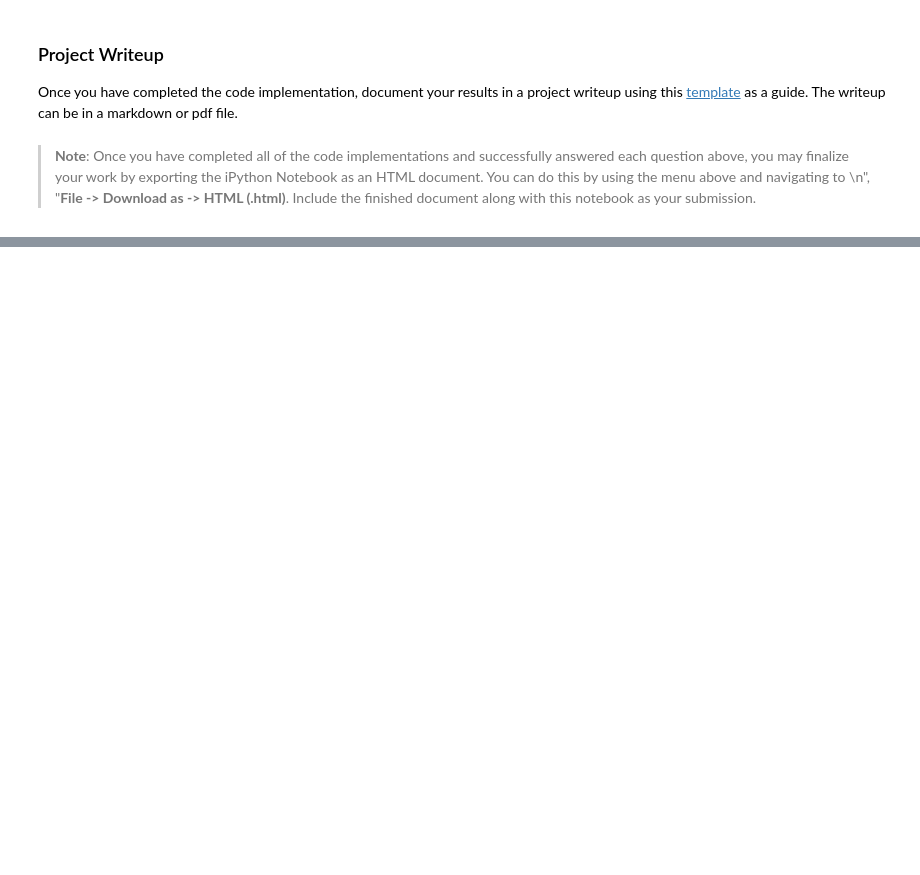
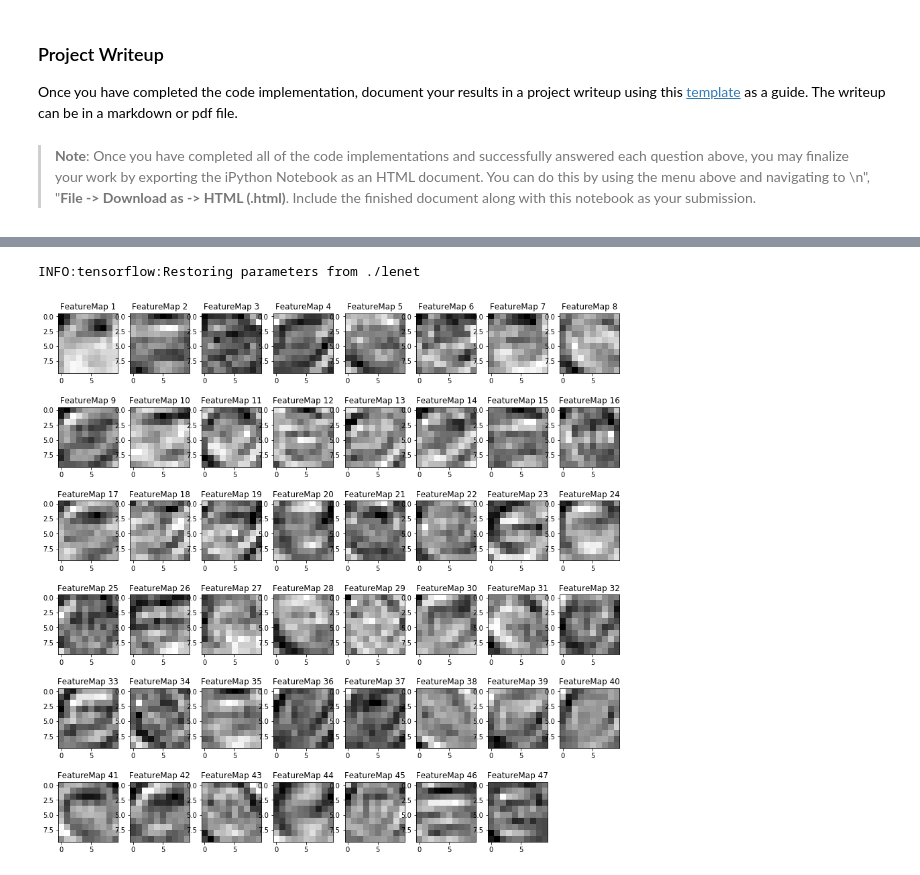
Before and after one commit to GuiBo79/CarND-Traffic-Sign-Classifier-Project, a Jupyter notebook: Traffic_Sign_Classifier.ipynb, the cells around one changed output, grey strips where cells are left out. Saved outputs shown, nothing was run; the diff lists cells and outputs as text; code cells hidden in the pictures; blank space fills up the shorter version.

```diff
--- a/Traffic_Sign_Classifier.ipynb
+++ b/Traffic_Sign_Classifier.ipynb
@@ -423,3 +510,9 @@ for i in range(len(german_signs)):
 # %%
 ### Calculate the accuracy for these 5 new images.
 ### For example, if the model predicted 1 out of 5 signs correctly, it's 20% accurate on these new images.
+
+with tf.Session() as sess:
+        sess.run(tf.global_variables_initializer())
+        saver.restore(sess, "./lenet")
+        _,final_accuracy = evaluate(X_final_valid,y_final_labels )
+        print("Model Accuracy = {:.3f}".format(final_accuracy))
@@ -466,3 +562,14 @@ Looking just at the first row we get `[ 0.34763842,  0.24879643,  0.12789202]`,
 # %%
 ### Print out the top five softmax probabilities for the predictions on the German traffic sign images found on the web.
 ### Feel free to use as many code cells as needed.
+
+softmax_logits = tf.nn.softmax(logits)
+top_5 = tf.nn.top_k(softmax_logits, 5)
+
+with tf.Session() as sess:
+    sess.run(tf.global_variables_initializer())
+    saver.restore(sess, "./lenet")
+    Final_softmax_logits = sess.run(softmax_logits, feed_dict={x: X_final_valid})
+    Final_top_k = sess.run(top_5, feed_dict={x: X_final_valid})
+
+print(Final_top_k)
@@ -495,31 +618,37 @@ For an example of what feature map outputs look like, check out NVIDIA's results
 # %%
 ### Visualize your network's feature maps here.
 ### Feel free to use as many code cells as needed.
 
 # image_input: the test image being fed into the network to produce the feature maps
 # tf_activation: should be a tf variable name used during your training procedure that represents the calculated state of a specific weight layer
 # activation_min/max: can be used to view the activation contrast in more detail, by default matplot sets min and max to the actual min and max values of the output
 # plt_num: used to plot out multiple different weight feature map sets on the same block, just extend the plt number for each new feature map entry
 
 def outputFeatureMap(image_input, tf_activation, activation_min=-1, activation_max=-1 ,plt_num=1):
     # Here make sure to preprocess your image_input in a way your network expects
     # with size, normalization, ect if needed
     # image_input =
     # Note: x should be the same name as your network's tensorflow data placeholder variable
     # If you get an error tf_activation is not defined it may be having trouble accessing the variable from inside a function
     activation = tf_activation.eval(session=sess,feed_dict={x : image_input})
     featuremaps = activation.shape[3]
     plt.figure(plt_num, figsize=(15,15))
-    for featuremap in range(featuremaps):
-        plt.subplot(6,8, featuremap+1) # sets the number of feature maps to show on each row and column
+    for featuremap in range(1,48):
+        plt.subplot(6,8, featuremap) # sets the number of feature maps to show on each row and column
         plt.title('FeatureMap ' + str(featuremap)) # displays the feature map number
         if activation_min != -1 & activation_max != -1:
             plt.imshow(activation[0,:,:, featuremap], interpolation="nearest", vmin =activation_min, vmax=activation_max, cmap="gray")
         elif activation_max != -1:
             plt.imshow(activation[0,:,:, featuremap], interpolation="nearest", vmax=activation_max, cmap="gray")
         elif activation_min !=-1:
             plt.imshow(activation[0,:,:, featuremap], interpolation="nearest", vmin=activation_min, cmap="gray")
         else:
             plt.imshow(activation[0,:,:, featuremap], interpolation="nearest", cmap="gray")
 
-outputFeatureMap(X_train[0],x)
+with tf.Session() as sess:
+    saver.restore(sess, tf.train.latest_checkpoint('.'))
+    conv = sess.graph.get_tensor_by_name('add_1:0')
+    outputFeatureMap(X_final_valid,conv, activation_min=-1, activation_max=-1, plt_num=1)
+# %% [output]
+INFO:tensorflow:Restoring parameters from ./lenet
+[figure, added]
```
Also changed, not shown: parts of 10 cells of this notebook, 3 other files.
